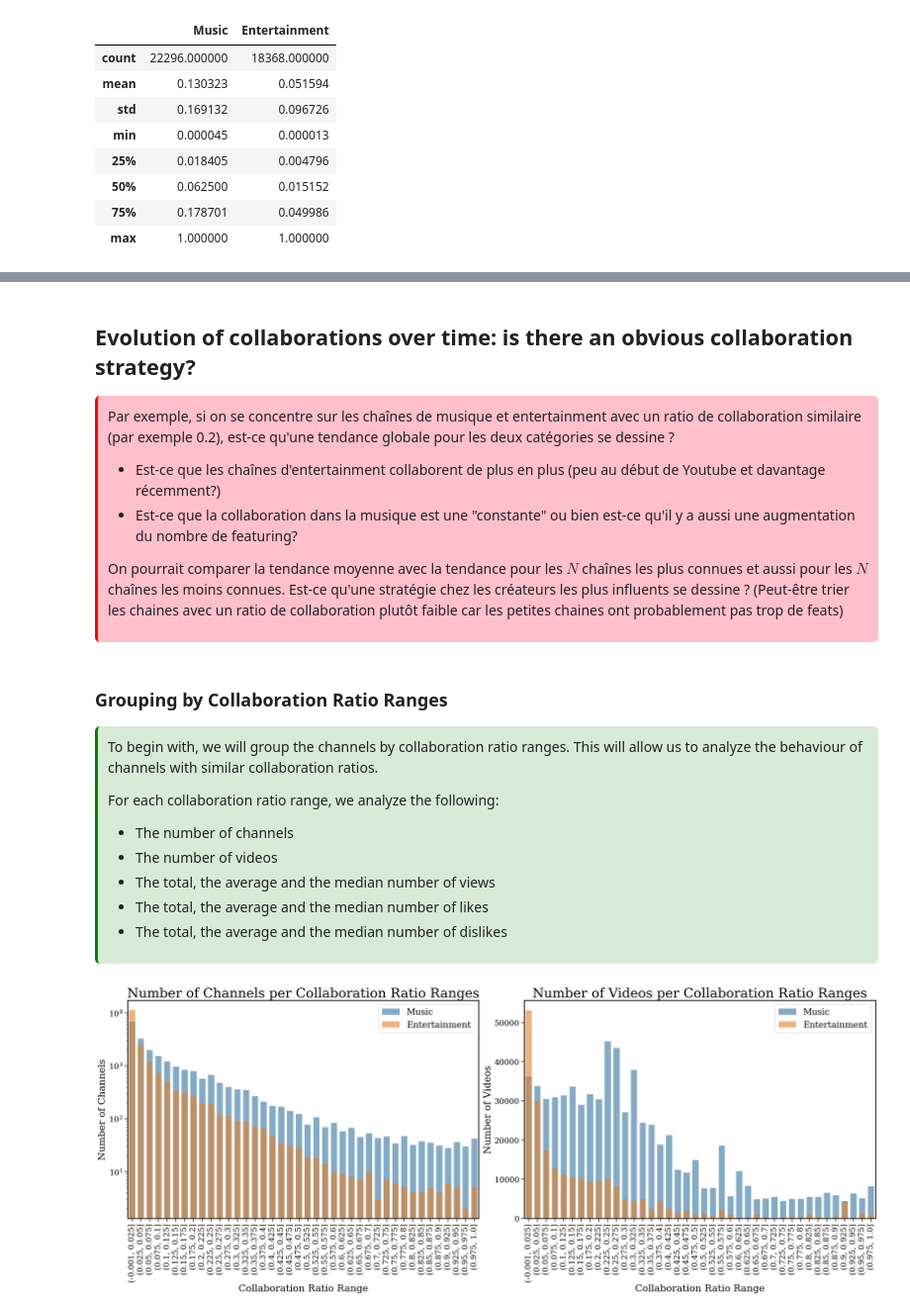
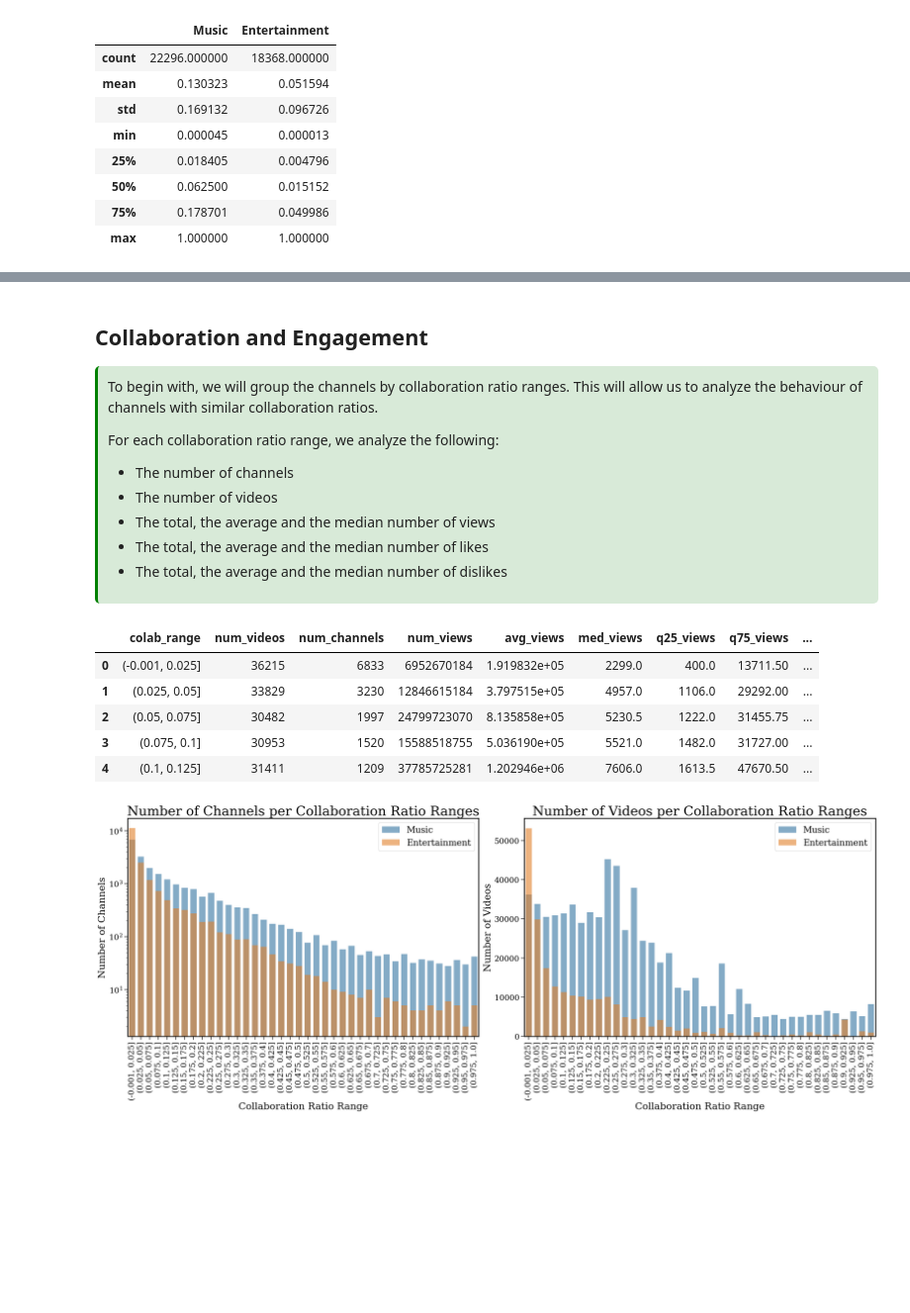
Before and after one commit to epfl-ada/ada-2024-project-tropicaltoucansinsight, a Jupyter notebook: collaborations.ipynb, the cells around one changed output, grey strips where cells are left out. Shown at 99% size. Drawn from its saved outputs; the diff is of its cells as text; code cells hidden in the pictures; blank space fills up the shorter version.

```diff
--- a/collaborations.ipynb
+++ b/collaborations.ipynb
@@ -404,30 +473,17 @@ Autres idées:
 # %% [markdown]
+## Collaboration and Engagement
 
-## Evolution of collaborations over time: is there an obvious collaboration strategy?
+<div style="background-color: #D8EAD8; border-left:3px solid green; padding: 10px; border-radius: 5px;">
 
-<div style="background-color: #FFC0CB; border-left:3px solid red; padding: 10px; border-radius: 5px;">
+To begin with, we will group the channels by collaboration ratio ranges. This will allow us to analyze the behaviour of channels with similar collaboration ratios.
 
-Par exemple, si on se concentre sur les chaînes de musique et entertainment avec un ratio de collaboration similaire (par exemple 0.2), est-ce qu'une tendance globale pour les deux catégories se dessine ?
-- Est-ce que les chaînes d'entertainment collaborent de plus en plus (peu au début de Youtube et davantage récemment?)
-- Est-ce que la collaboration dans la musique est une "constante" ou bien est-ce qu'il y a aussi une augmentation du nombre de featuring?
-
-On pourrait comparer la tendance moyenne avec la tendance pour les $N$ chaînes les plus connues et aussi pour les $N$ chaînes les moins connues. Est-ce qu'une stratégie chez les créateurs les plus influents se dessine ? (Peut-être trier les chaines avec un ratio de collaboration plutôt faible car les petites chaines ont probablement pas trop de feats)
-
+For each collaboration ratio range, we analyze the following:
+- The number of channels
+- The number of videos
+- The total, the average and the median number of views
+- The total, the average and the median number of likes
+- The total, the average and the median number of dislikes
 </div>
-# %% [markdown]
-### Grouping by Collaboration Ratio Ranges
-
-<div style="background-color: #D8EAD8; border-left:3px solid green; padding: 10px; border-radius: 5px;">
-
-To begin with, we will group the channels by collaboration ratio ranges. This will allow us to analyze the behaviour of channels with similar collaboration ratios.
-
-For each collaboration ratio range, we analyze the following:
-- The number of channels
-- The number of videos
-- The total, the average and the median number of views
-- The total, the average and the median number of likes
-- The total, the average and the median number of dislikes
-</div>
 # %%
 # Assign a collaboration ratio range to each video
 n_bins = 41
@@ -463,3 +556,12 @@ stats_entertainment = (df[df["categories"] == "Entertainment"].groupby('colab_ra
+# %%
+stats_music.head()
+# %% [output]
+|  | colab_range | num_videos | num_channels | num_views | avg_views | med_views | q25_views | q75_views | ... |
+| 0 | (-0.001, 0.025] | 36215 | 6833 | 6952670184 | 1.919832e+05 | 2299.0 | 400.0 | 13711.50 | ... |
+| 1 | (0.025, 0.05] | 33829 | 3230 | 12846615184 | 3.797515e+05 | 4957.0 | 1106.0 | 29292.00 | ... |
+| 2 | (0.05, 0.075] | 30482 | 1997 | 24799723070 | 8.135858e+05 | 5230.5 | 1222.0 | 31455.75 | ... |
+| 3 | (0.075, 0.1] | 30953 | 1520 | 15588518755 | 5.036190e+05 | 5521.0 | 1482.0 | 31727.00 | ... |
+| 4 | (0.1, 0.125] | 31411 | 1209 | 37785725281 | 1.202946e+06 | 7606.0 | 1613.5 | 47670.50 | ... |
 # %%
 metrics_channels_videos = [("num_channels", "num_channels"), ("num_videos", "num_videos")]
 titles_channels_videos = ["Number of Channels per Collaboration Ratio Ranges", "Number of Videos per Collaboration Ratio Ranges"]
```
Also changed, not shown: parts of 22 cells of this notebook.
